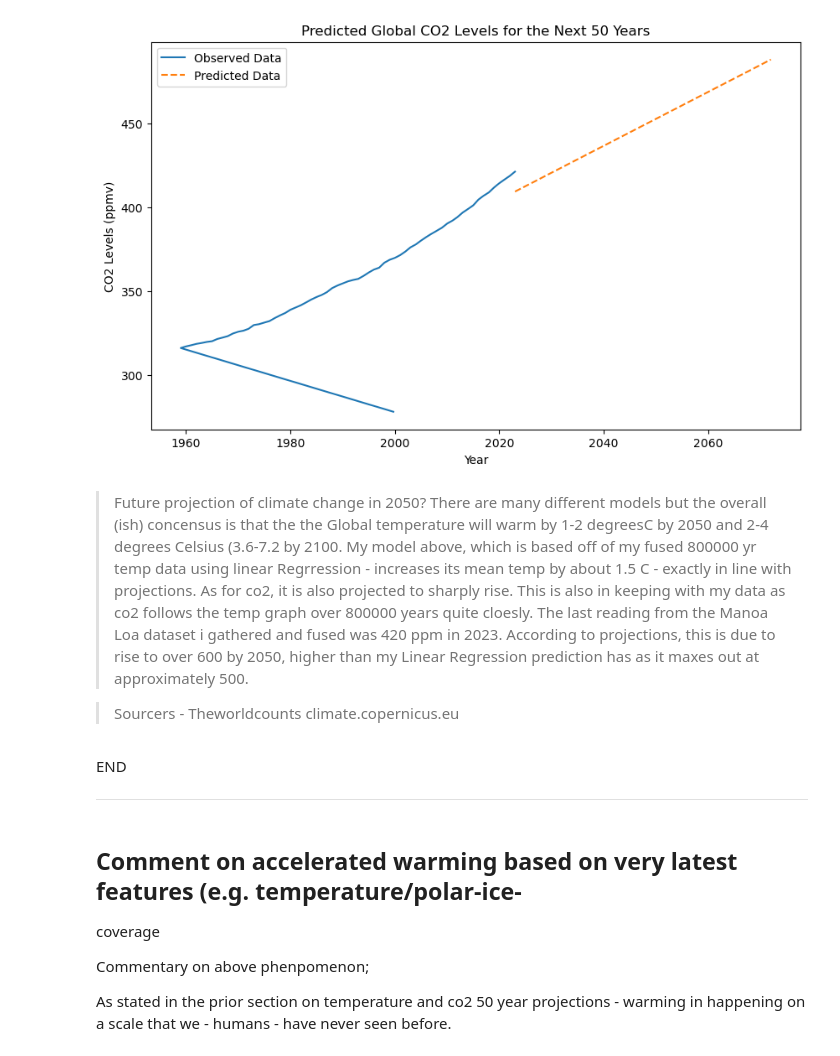
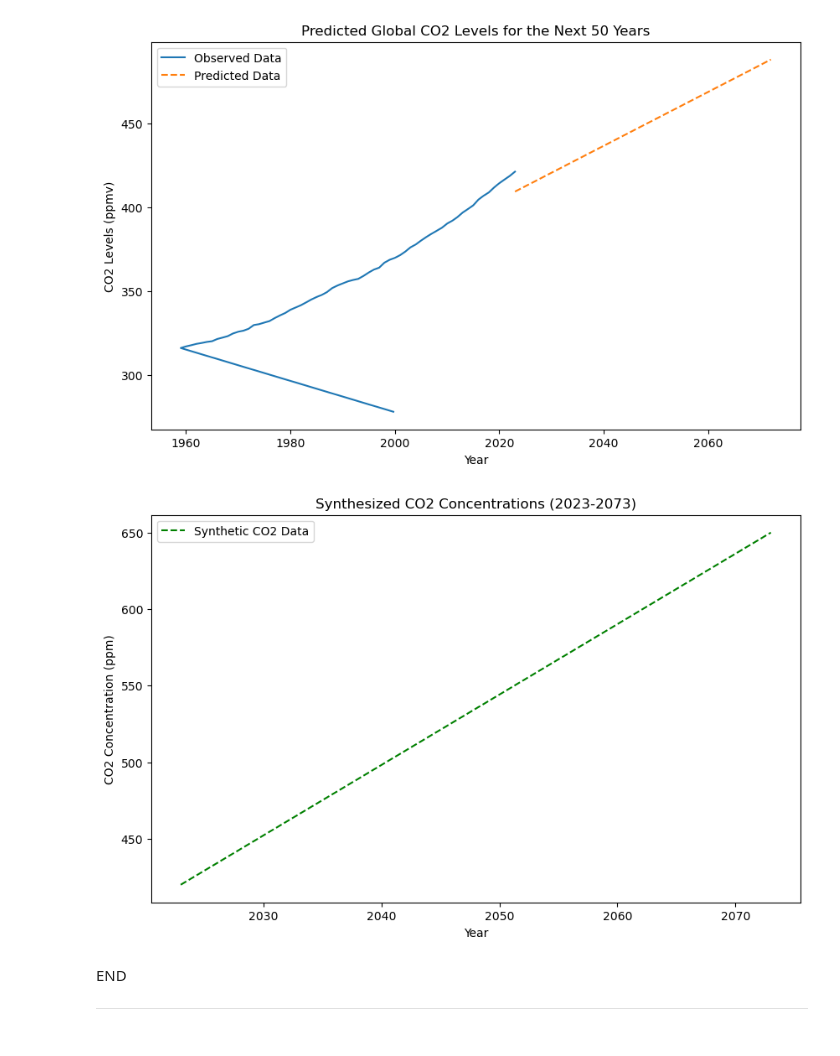
Before and after one commit to Gerbs2193/Programming-for-Data-Analysis-Project, a Jupyter notebook: project.ipynb, the cells around one changed output. Cells and saved outputs as stored; diff of their text form; code cells hidden in the pictures.

```diff
--- a/project.ipynb
+++ b/project.ipynb
@@ -874,21 +941,30 @@ plt.legend()
 plt.show()
 # %% [output]
 [figure]
-# %% [markdown]
-> Future projection of climate change in 2050?
-There are many different models but the overall (ish)
-concensus is that the the Global temperature will warm by 1-2 degreesC by 2050 and 2-4 degrees Celsius (3.6-7.2 by 2100. My model above, which is based off of my fused 800000 yr temp data using linear Regrression - increases its mean temp by about 1.5 C - exactly in line with projections.
-As for co2, it is also projected to sharply rise. This is also in keeping with my data as co2 follows the temp graph over 800000 years quite cloesly. The last reading from the Manoa Loa dataset i gathered and fused was 420 ppm in 2023. According to projections, this is due to rise to over 600 by 2050, higher than my Linear Regression prediction has as it maxes out at approximately 500.
-
->Sourcers - Theworldcounts
-climate.copernicus.eu
+# %%
+import pandas as pd
+import numpy as np
+import matplotlib.pyplot as plt
+
+start_year = 2023
+end_year = 2073
+start_ppm = 420
+end_ppm = 650
+
+years_synthetic = np.arange(start_year, end_year + 1)
+synthetic_co2_ppm = np.linspace(start_ppm, end_ppm, len(years_synthetic))
+
+synthetic_co2_df = pd.DataFrame({'Year': years_synthetic, 'CO2_ppm': synthetic_co2_ppm})
+
+plt.figure(figsize=(10, 6))
+plt.plot(synthetic_co2_df['Year'], synthetic_co2_df['CO2_ppm'], label='Synthetic CO2 Data', linestyle='dashed', color='green')
+plt.xlabel('Year')
+plt.ylabel('CO2 Concentration (ppm)')
+plt.title('Synthesized CO2 Concentrations (2023-2073)')
+plt.legend()
+plt.show()
+# %% [output]
+[figure, added]
 # %% [markdown]
 END
 ***
-# %% [markdown]
-## Comment on accelerated warming based on very latest features (e.g. temperature/polar-ice-
-coverage
-
-Commentary on  above phenpomenon;
-
-As stated in the prior section on temperature and co2 50 year projections - warming in happening on a scale that we - humans - have never seen before.
```
Also changed, not shown: parts of 17 cells of this notebook.
